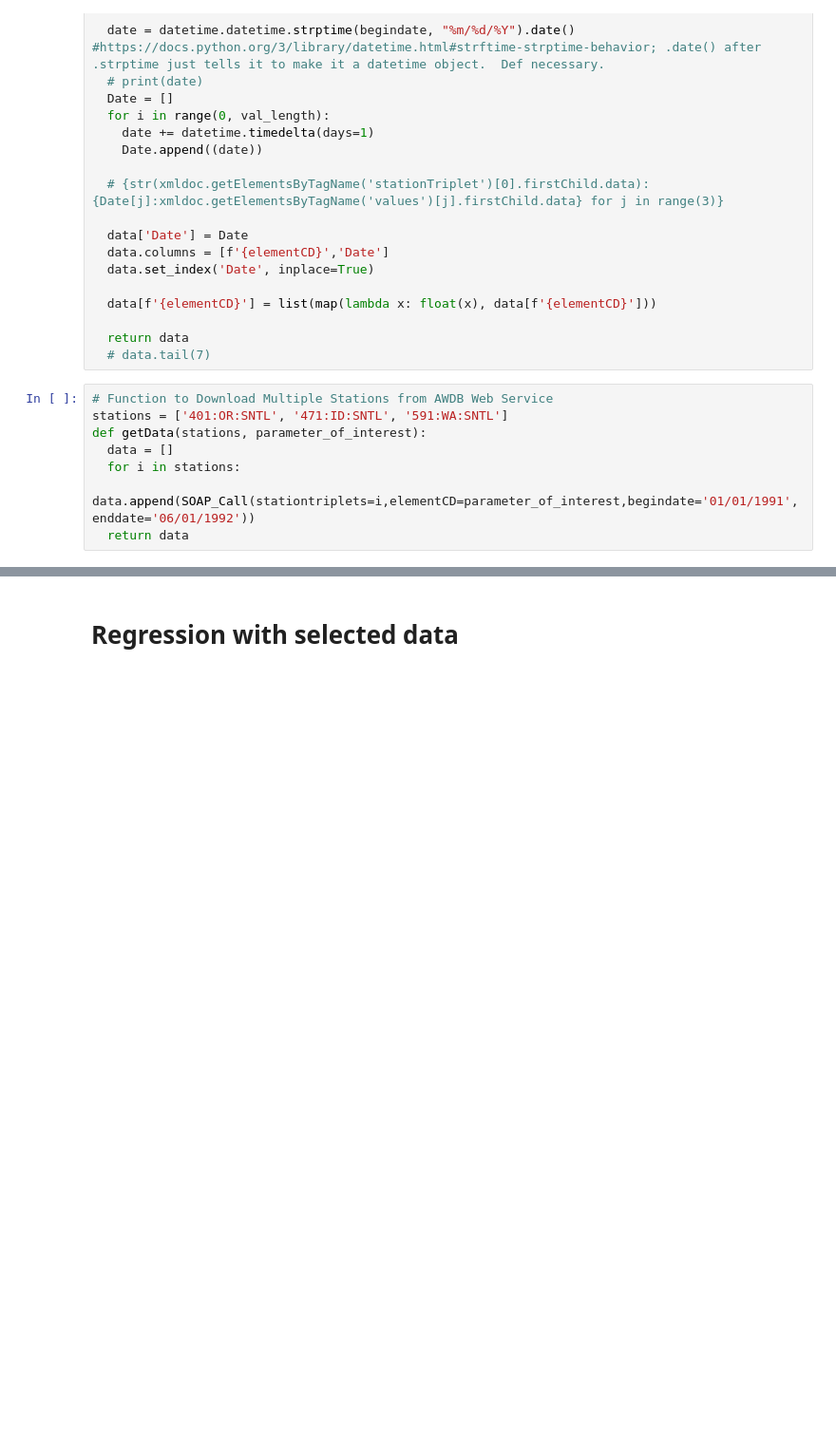
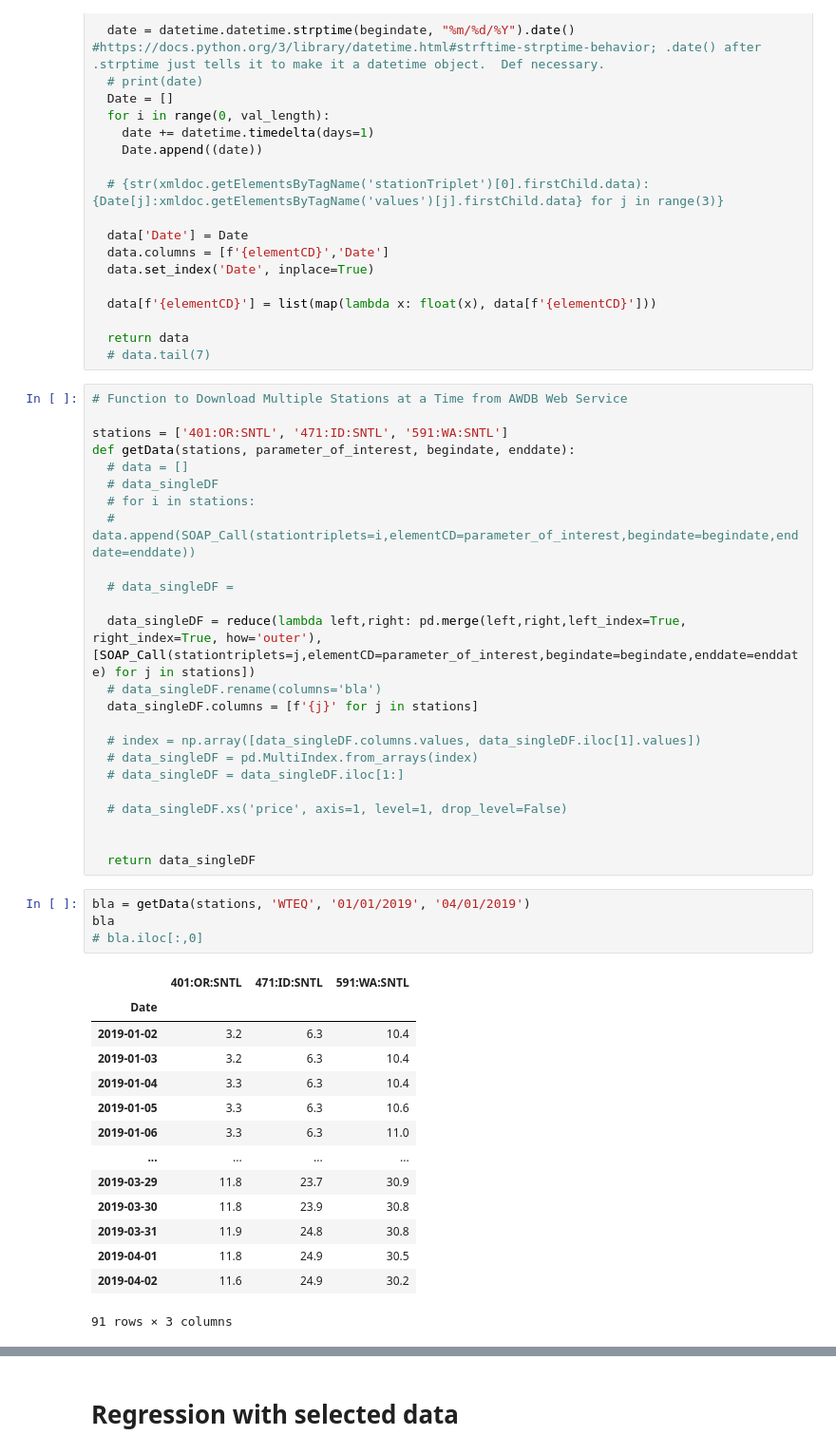
Before and after one commit to geoskimoto/AWDB_SOAP_Request, a Jupyter notebook: GetData_AWDB_SOAP_call.ipynb, the cells around one changed output, grey strips where cells are left out. Shown: that part at 95% size. Saved outputs shown, nothing was run; the diff lists cells and outputs as text; blank space fills up the shorter version.

```diff
--- a/GetData_AWDB_SOAP_call.ipynb
+++ b/GetData_AWDB_SOAP_call.ipynb
@@ -92,10 +92,45 @@ def SOAP_Call(stationtriplets, elementCD, begindate, enddate):
   return data
   # data.tail(7)
 # %%
-# Function to Download Multiple Stations from AWDB Web Service
+# Function to Download Multiple Stations at a Time from AWDB Web Service
+
 stations = ['401:OR:SNTL', '471:ID:SNTL', '591:WA:SNTL']
-def getData(stations, parameter_of_interest):
-  data = []
-  for i in stations:
-    data.append(SOAP_Call(stationtriplets=i,elementCD=parameter_of_interest,begindate='01/01/1991',enddate='06/01/1992'))
-  return data
+def getData(stations, parameter_of_interest, begindate, enddate):
+  # data = []
+  # data_singleDF
+  # for i in stations:
+  #   data.append(SOAP_Call(stationtriplets=i,elementCD=parameter_of_interest,begindate=begindate,enddate=enddate))
+
+  # data_singleDF =
+
+  data_singleDF = reduce(lambda left,right: pd.merge(left,right,left_index=True, right_index=True, how='outer'), [SOAP_Call(stationtriplets=j,elementCD=parameter_of_interest,begindate=begindate,enddate=enddate) for j in stations])
+  # data_singleDF.rename(columns='bla')
+  data_singleDF.columns = [f'{j}' for j in stations]
+
+  # index = np.array([data_singleDF.columns.values, data_singleDF.iloc[1].values])
+  # data_singleDF = pd.MultiIndex.from_arrays(index)
+  # data_singleDF = data_singleDF.iloc[1:]
+
+  # data_singleDF.xs('price', axis=1, level=1, drop_level=False)
+
+
+  return data_singleDF
+# %%
+bla = getData(stations, 'WTEQ', '01/01/2019', '04/01/2019')
+bla
+# bla.iloc[:,0]
+# %% [output]
+|  | 401:OR:SNTL | 471:ID:SNTL | 591:WA:SNTL |
+| Date |  |  |  |
+| 2019-01-02 | 3.2 | 6.3 | 10.4 |
+| 2019-01-03 | 3.2 | 6.3 | 10.4 |
+| 2019-01-04 | 3.3 | 6.3 | 10.4 |
+| 2019-01-05 | 3.3 | 6.3 | 10.6 |
+| 2019-01-06 | 3.3 | 6.3 | 11.0 |
+| ... | ... | ... | ... |
+| 2019-03-29 | 11.8 | 23.7 | 30.9 |
+| 2019-03-30 | 11.8 | 23.9 | 30.8 |
+| 2019-03-31 | 11.9 | 24.8 | 30.8 |
+| 2019-04-01 | 11.8 | 24.9 | 30.5 |
+| 2019-04-02 | 11.6 | 24.9 | 30.2 |
+91 rows × 3 columns
```
Also changed, not shown: parts of 11 cells of this notebook.
